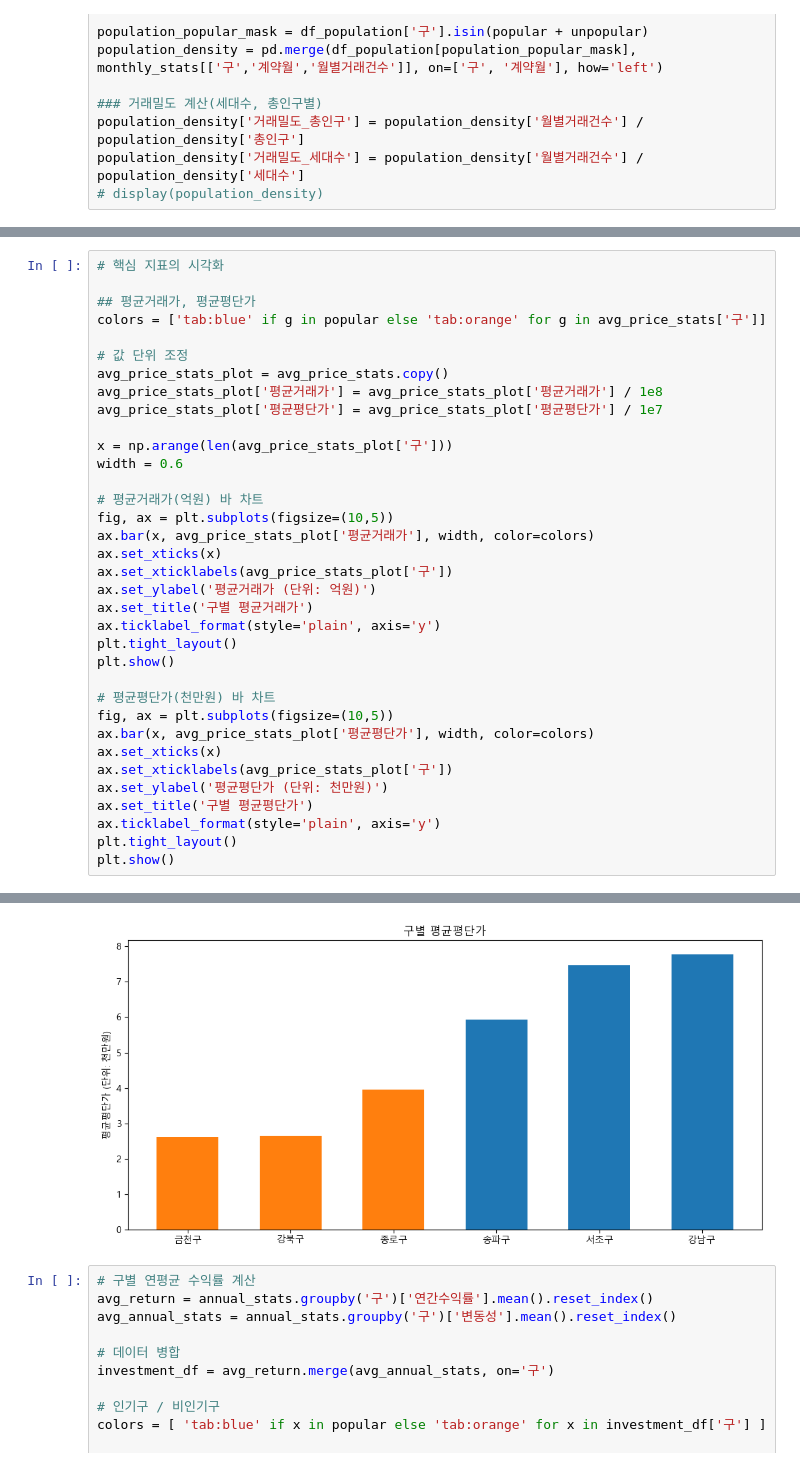
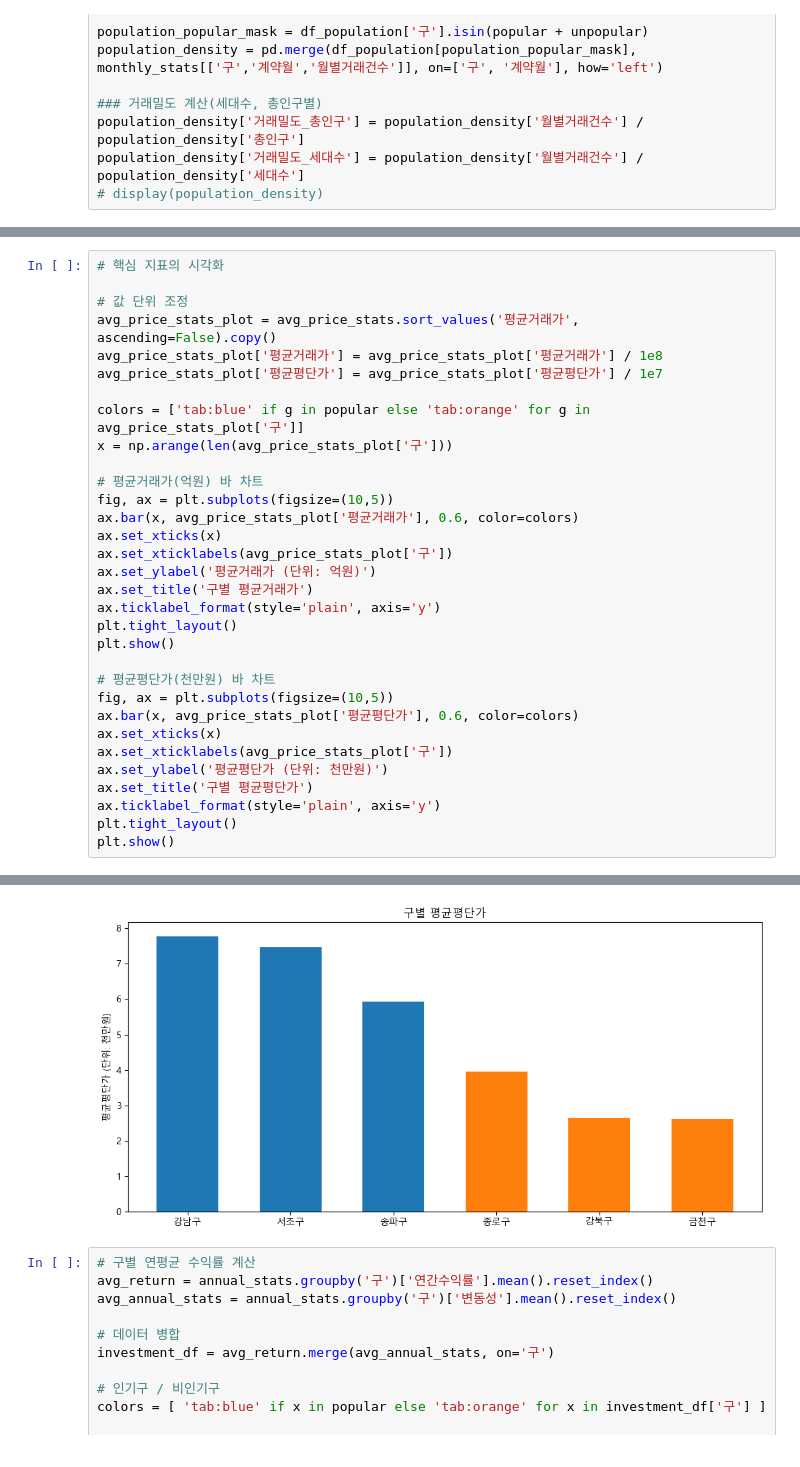
Before and after one commit to krystallinekim/pjt-DataAnalysis-Korean_Real_Estate, a Jupyter notebook: 01_market_comparison.ipynb, the cells around one changed output, grey strips where cells are left out. Saved outputs shown, nothing was run; the diff lists cells and outputs as text.

```diff
--- a/01_market_comparison.ipynb
+++ b/01_market_comparison.ipynb
@@ -131,20 +129,17 @@ plt.show()
 # %%
 # 핵심 지표의 시각화
 
-## 평균거래가, 평균평단가
-colors = ['tab:blue' if g in popular else 'tab:orange' for g in avg_price_stats['구']]
-
 # 값 단위 조정
-avg_price_stats_plot = avg_price_stats.copy()
+avg_price_stats_plot = avg_price_stats.sort_values('평균거래가', ascending=False).copy()
 avg_price_stats_plot['평균거래가'] = avg_price_stats_plot['평균거래가'] / 1e8
 avg_price_stats_plot['평균평단가'] = avg_price_stats_plot['평균평단가'] / 1e7
 
+colors = ['tab:blue' if g in popular else 'tab:orange' for g in avg_price_stats_plot['구']]
 x = np.arange(len(avg_price_stats_plot['구']))
-width = 0.6
 
 # 평균거래가(억원) 바 차트
 fig, ax = plt.subplots(figsize=(10,5))
-ax.bar(x, avg_price_stats_plot['평균거래가'], width, color=colors)
+ax.bar(x, avg_price_stats_plot['평균거래가'], 0.6, color=colors)
 ax.set_xticks(x)
 ax.set_xticklabels(avg_price_stats_plot['구'])
 ax.set_ylabel('평균거래가 (단위: 억원)')
@@ -155,7 +150,7 @@ plt.show()
 
 # 평균평단가(천만원) 바 차트
 fig, ax = plt.subplots(figsize=(10,5))
-ax.bar(x, avg_price_stats_plot['평균평단가'], width, color=colors)
+ax.bar(x, avg_price_stats_plot['평균평단가'], 0.6, color=colors)
 ax.set_xticks(x)
 ax.set_xticklabels(avg_price_stats_plot['구'])
 ax.set_ylabel('평균평단가 (단위: 천만원)')
@@ -168,4 +163,4 @@ plt.show()
-[figure, old version]
+[figure, new version]
 # %%
 # 구별 연평균 수익률 계산
 avg_return = annual_stats.groupby('구')['연간수익률'].mean().reset_index()
```
Also changed, not shown: parts of 5 cells of this notebook, 10 other files.
